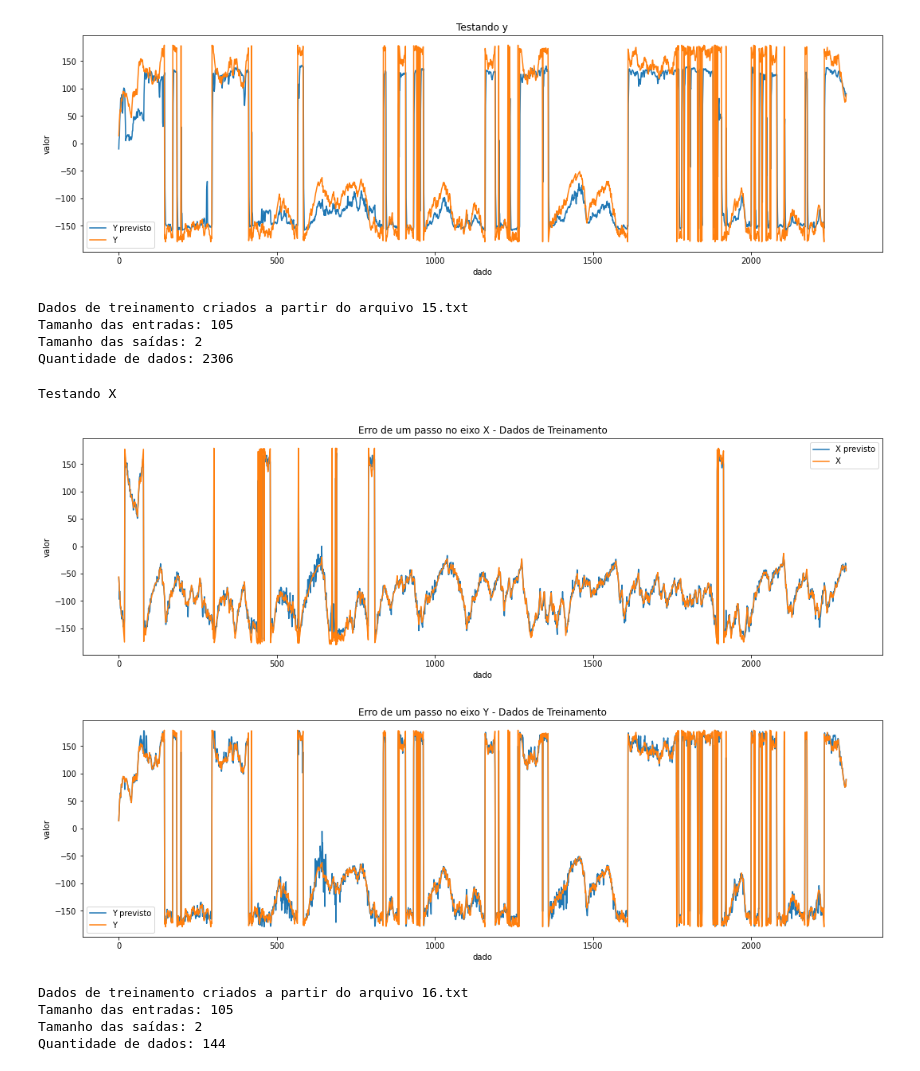
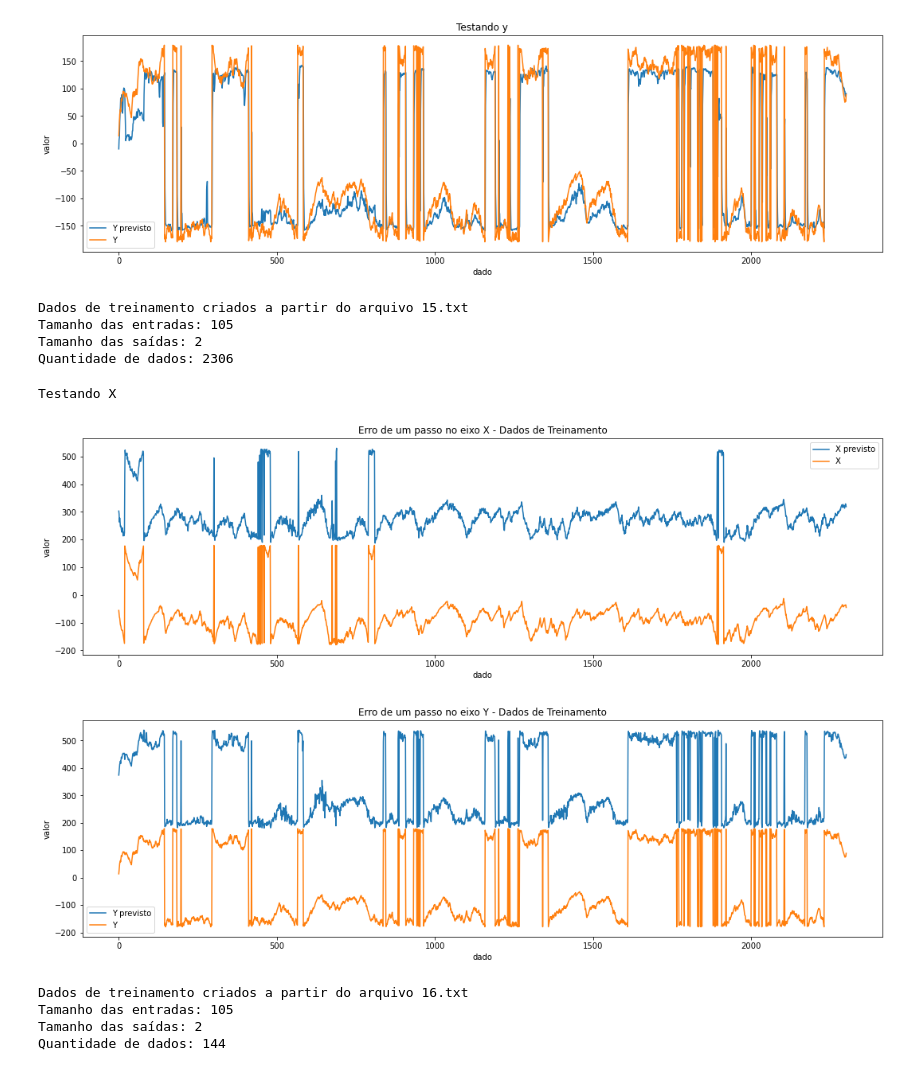
Before and after one commit to ArthurCarlosF/tccRepositorio, a Jupyter notebook: Dados/Rede_Preditiva/Treinando Rede Neural Preditiva.ipynb, the cells around one changed output. Saved outputs shown, nothing was run; the diff lists cells and outputs as text; code cells hidden in the pictures.

```diff
--- a/Dados/Rede_Preditiva/Treinando Rede Neural Preditiva.ipynb
+++ b/Dados/Rede_Preditiva/Treinando Rede Neural Preditiva.ipynb
@@ -781,41 +781,53 @@ for k in range(len(xTrainEscolhido)-1):
 #     print(saidaEsperada)
 #     print("Saída:")
 #     print(saida)
+
+Yh=np.array(Yh)
+Y=np.array(Y)
+
+Xh=np.array(Xh)
+X=np.array(X)
+
+Yh=Yh*(Yh>1) + (Yh*(Yh<1)+360)
+Xh=Xh*(Xh>1) + (Xh*(Xh<1)+360)
+
 print("Testando X")
 plt.figure(figsize=[18,5])
 plt.title("Erro de um passo no eixo X - Dados de Treinamento")
 plt.plot(Xh,label="X previsto")
 plt.plot(X,label="X")
 plt.xlabel("dado")
 plt.ylabel("valor")
 plt.legend()
 plt.show()
+
+
 
 plt.figure(figsize=[18,5])
 plt.title("Erro de um passo no eixo Y - Dados de Treinamento")
 plt.plot(Yh,label="Y previsto")
 plt.plot(Y,label="Y")
 plt.xlabel("dado")
 plt.ylabel("valor")
 plt.legend()
 plt.show()
 
 # plt.figure(figsize=[18,5])
 # plt.title("Erro de um passo no eixo Z")
 # plt.plot(Zh,label="Z previsto")
 # plt.plot(Z,label="Z")
 # plt.xlabel("dado")
 # plt.ylabel("valor")
 # plt.legend()
 # plt.show()
 # %% [output]
 Dados de treinamento criados a partir do arquivo 15.txt
 Tamanho das entradas: 105
 Tamanho das saídas: 2
 Quantidade de dados: 2306
 Testando X
-[figure, old version]
+[figure, new version]
-[figure, old version]
+[figure, new version]
 # %%
 arq="16.txt"
 xTrainEscolhido,yTrainEscolhido=gerarDadosTrain(arq)
```
Also changed, not shown: parts of 2 cells of this notebook, 14 other files.
